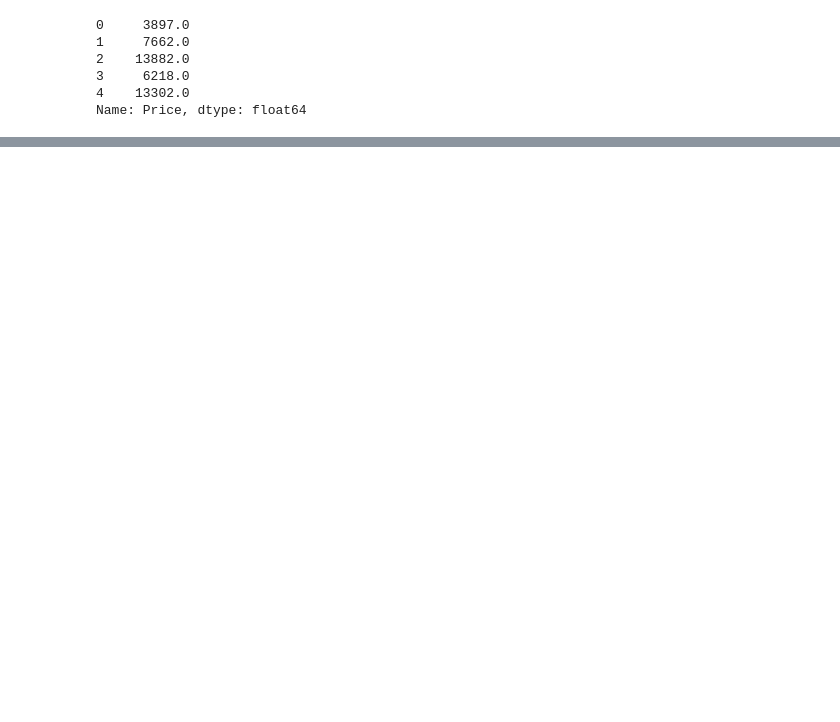
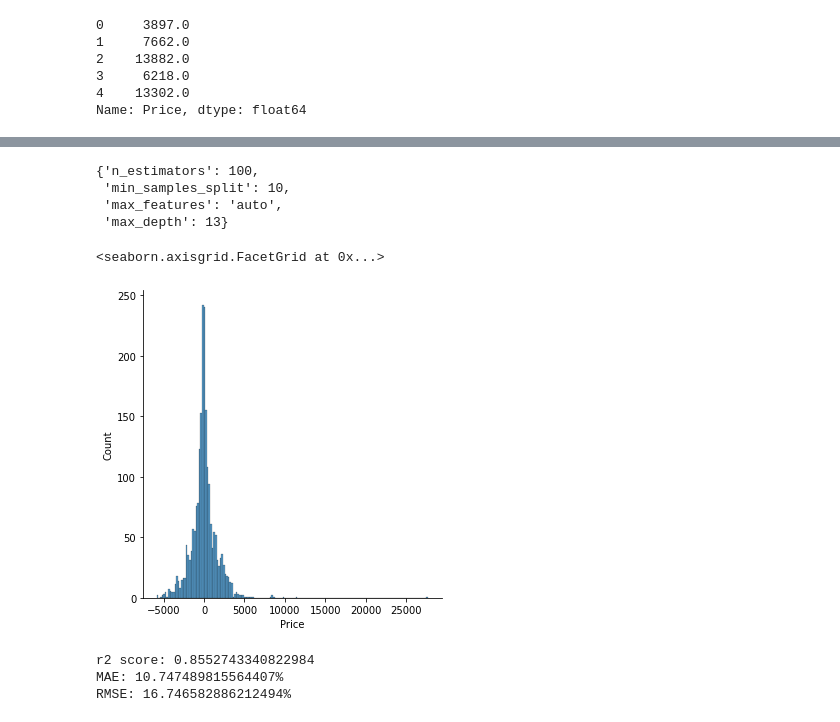
Before and after one commit to cybersaksham/Flight-Fare-Predict, a Jupyter notebook: main.ipynb, the cells around one changed output, grey strips where cells are left out. Cells and saved outputs as stored; diff of their text form; code cells hidden in the pictures; blank space fills up the shorter version.

Commit message:
hypertuning

```diff
--- a/main.ipynb
+++ b/main.ipynb
@@ -531,0 +534,26 @@ RMSE: 23.11187569252634%
+# %%
+# Defining parametres for hypertuning
+
+# Number of trees in random forest
+n_estimators = [int(x) for x in np.linspace(start=100,stop=1200,num=6)]
+
+# Number of features to consider at every split
+max_features = ['auto','sqrt']
+
+# Maximum number of levels in tree
+max_depth = [int(x) for x in np.linspace(5,30,num=4)]
+
+# Minimum number of samples required to split a node
+min_samples_split = [5,10,15,100]
+
+random_grid = {
+    'n_estimators': n_estimators,
+    'max_features': max_features,
+    'max_depth': max_depth,
+    'min_samples_split': min_samples_split
+}
+# %%
+# Initializing Randomized Search CV
+rf_random = RandomizedSearchCV(estimator=RandomForestRegressor(), param_distributions=random_grid, cv=3, verbose=2, n_jobs=-1)
+# %%
+rf_random.fit(X_train, y_train)
@@ -531,0 +569,26 @@ RMSE: 23.11187569252634%
+# %%
+# Finding best params found
+rf_random.best_params_
+# %% [output]
+{'n_estimators': 100,
+ 'min_samples_split': 10,
+ 'max_features': 'auto',
+ 'max_depth': 13}
+# %%
+# Predicting Result
+rf_predict = rf_random.predict(X_test)
+# %%
+# Plotting Results
+sns.displot(y_test - rf_predict)
+# %% [output]
+<seaborn.axisgrid.FacetGrid at 0x...>
+[figure, added]
+# %%
+# Finding accuracies
+print('r2 score: {}'.format(metrics.r2_score(y_test, rf_predict)))
+print('MAE: {}%'.format(metrics.mean_absolute_error(y_test, rf_predict) / 100))
+print('RMSE: {}%'.format(np.sqrt(metrics.mean_squared_error(y_test, rf_predict)) / 100))
+# %% [output]
+r2 score: 0.8552743340822984
+MAE: 10.747489815564407%
+RMSE: 16.746582886212494%
```
Also changed, not shown: parts of 8 cells of this notebook.
